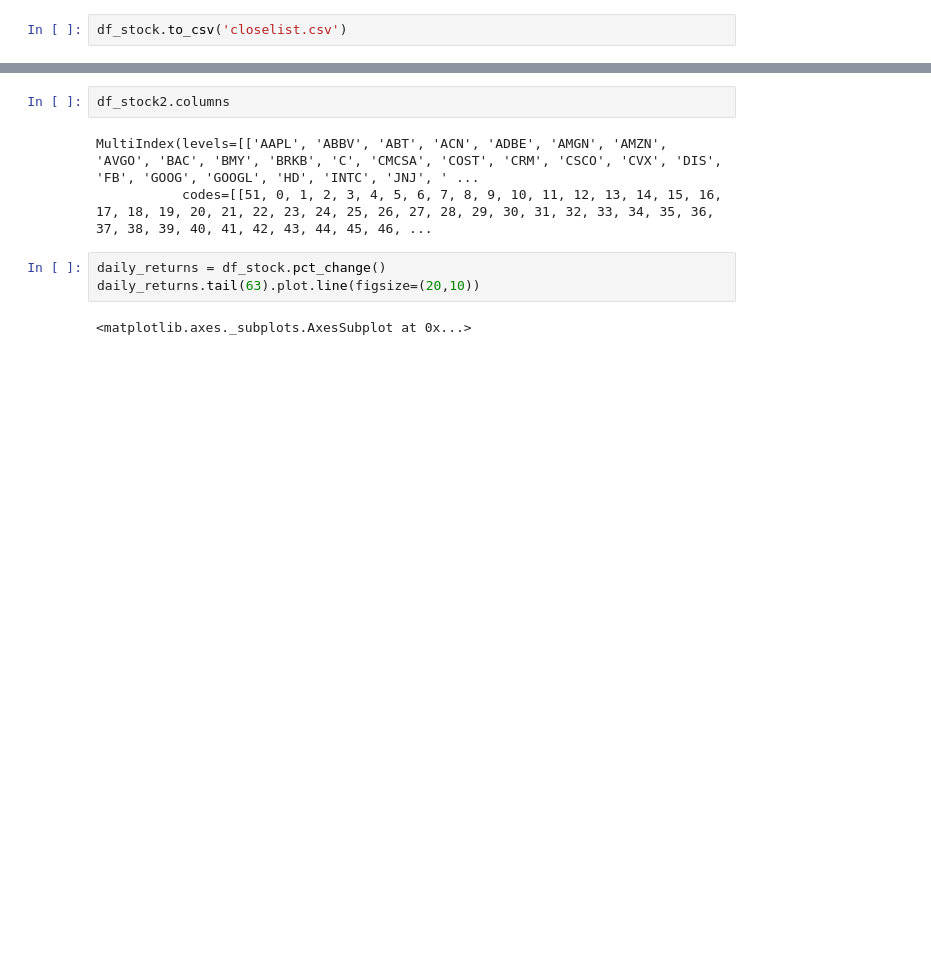
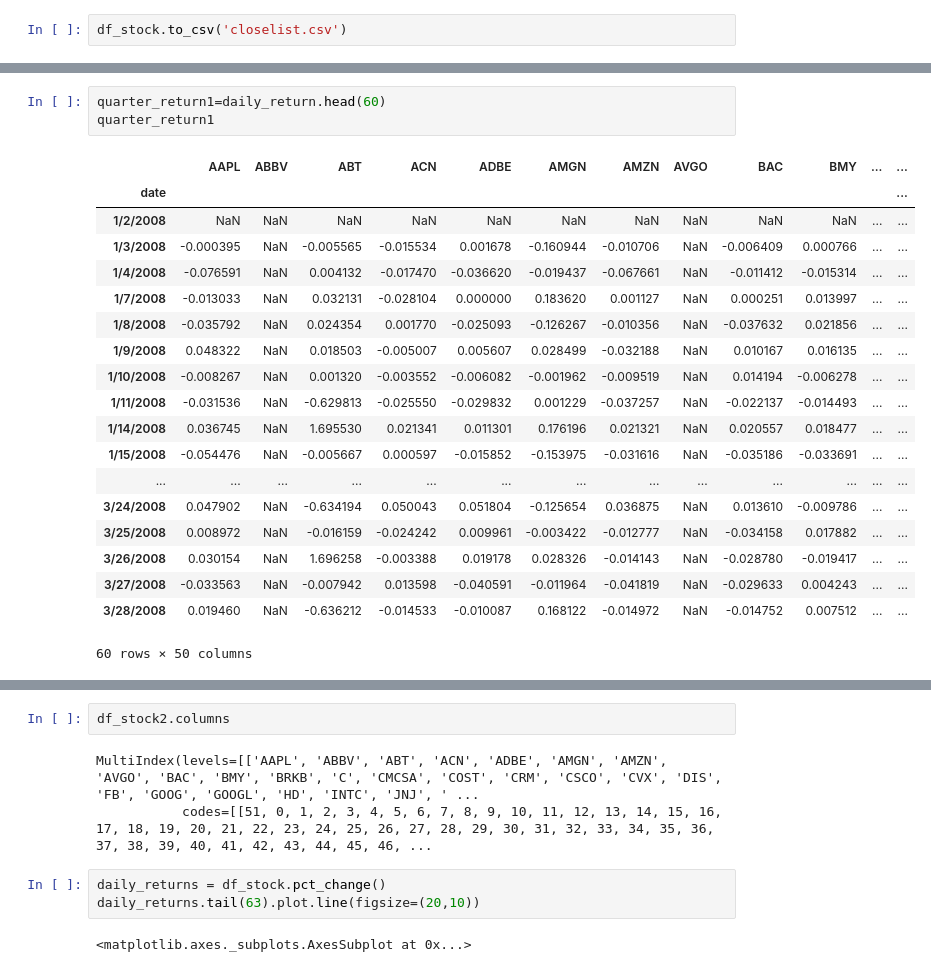
Before and after one commit to jankovicsara/PROJECT-1, a Jupyter notebook: Factors_RD611.ipynb, the cells around one changed output, grey strips where cells are left out. Cells and saved outputs as stored; diff of their text form; blank space fills up the shorter version.

```diff
--- a/Factors_RD611.ipynb
+++ b/Factors_RD611.ipynb
@@ -246,0 +256,23 @@ ds4
+# %%
+quarter_return1=daily_return.head(60)
+quarter_return1
+# %% [output]
+|  | AAPL | ABBV | ABT | ACN | ADBE | AMGN | AMZN | AVGO | BAC | BMY | ... | ... |
+| date |  |  |  |  |  |  |  |  |  |  |  | ... |
+| 1/2/2008 | NaN | NaN | NaN | NaN | NaN | NaN | NaN | NaN | NaN | NaN | ... | ... |
+| 1/3/2008 | -0.000395 | NaN | -0.005565 | -0.015534 | 0.001678 | -0.160944 | -0.010706 | NaN | -0.006409 | 0.000766 | ... | ... |
+| 1/4/2008 | -0.076591 | NaN | 0.004132 | -0.017470 | -0.036620 | -0.019437 | -0.067661 | NaN | -0.011412 | -0.015314 | ... | ... |
+| 1/7/2008 | -0.013033 | NaN | 0.032131 | -0.028104 | 0.000000 | 0.183620 | 0.001127 | NaN | 0.000251 | 0.013997 | ... | ... |
+| 1/8/2008 | -0.035792 | NaN | 0.024354 | 0.001770 | -0.025093 | -0.126267 | -0.010356 | NaN | -0.037632 | 0.021856 | ... | ... |
+| 1/9/2008 | 0.048322 | NaN | 0.018503 | -0.005007 | 0.005607 | 0.028499 | -0.032188 | NaN | 0.010167 | 0.016135 | ... | ... |
+| 1/10/2008 | -0.008267 | NaN | 0.001320 | -0.003552 | -0.006082 | -0.001962 | -0.009519 | NaN | 0.014194 | -0.006278 | ... | ... |
+| 1/11/2008 | -0.031536 | NaN | -0.629813 | -0.025550 | -0.029832 | 0.001229 | -0.037257 | NaN | -0.022137 | -0.014493 | ... | ... |
+| 1/14/2008 | 0.036745 | NaN | 1.695530 | 0.021341 | 0.011301 | 0.176196 | 0.021321 | NaN | 0.020557 | 0.018477 | ... | ... |
+| 1/15/2008 | -0.054476 | NaN | -0.005667 | 0.000597 | -0.015852 | -0.153975 | -0.031616 | NaN | -0.035186 | -0.033691 | ... | ... |
+| ... | ... | ... | ... | ... | ... | ... | ... | ... | ... | ... | ... | ... |
+| 3/24/2008 | 0.047902 | NaN | -0.634194 | 0.050043 | 0.051804 | -0.125654 | 0.036875 | NaN | 0.013610 | -0.009786 | ... | ... |
+| 3/25/2008 | 0.008972 | NaN | -0.016159 | -0.024242 | 0.009961 | -0.003422 | -0.012777 | NaN | -0.034158 | 0.017882 | ... | ... |
+| 3/26/2008 | 0.030154 | NaN | 1.696258 | -0.003388 | 0.019178 | 0.028326 | -0.014143 | NaN | -0.028780 | -0.019417 | ... | ... |
+| 3/27/2008 | -0.033563 | NaN | -0.007942 | 0.013598 | -0.040591 | -0.011964 | -0.041819 | NaN | -0.029633 | 0.004243 | ... | ... |
+| 3/28/2008 | 0.019460 | NaN | -0.636212 | -0.014533 | -0.010087 | 0.168122 | -0.014972 | NaN | -0.014752 | 0.007512 | ... | ... |
+60 rows × 50 columns
```
Also changed, not shown: parts of 25 cells of this notebook, 2 other files.
